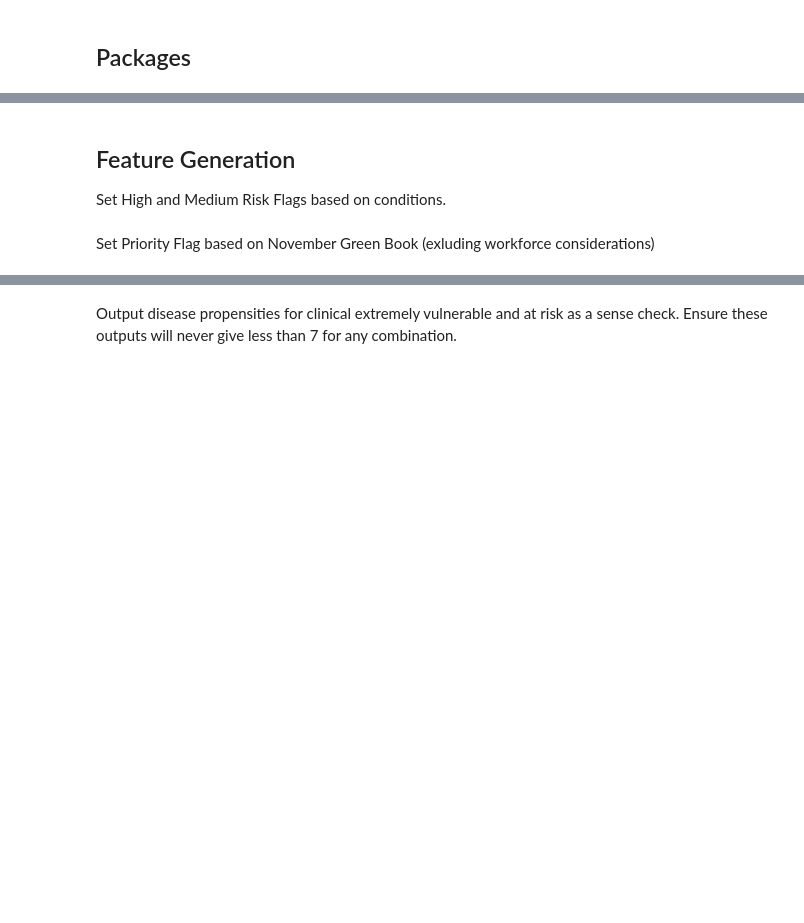
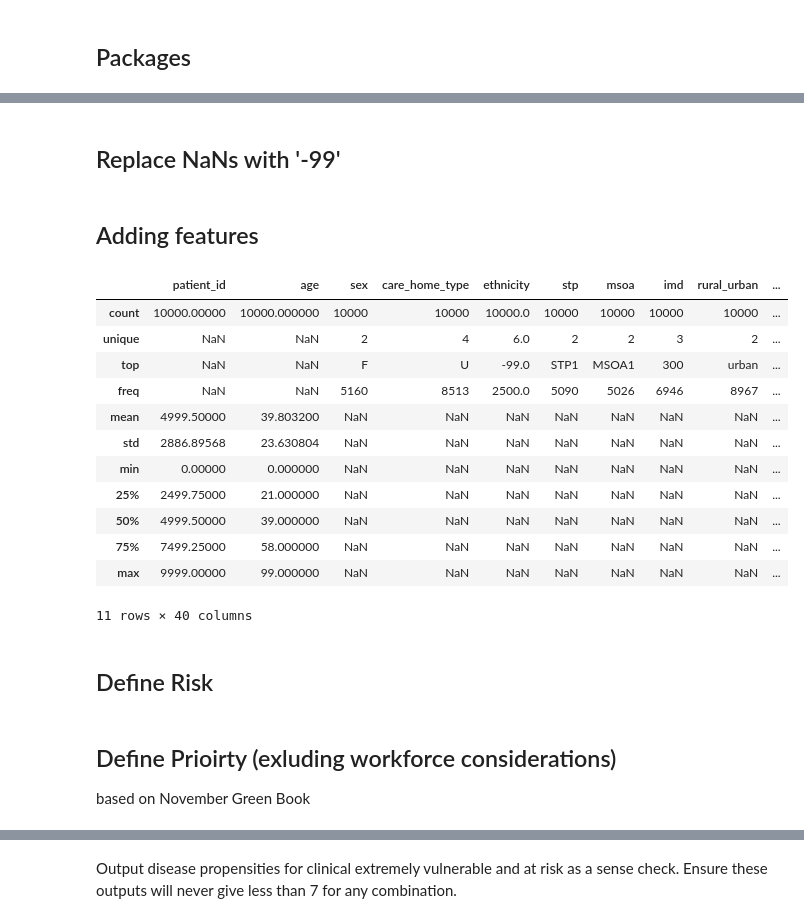
Before and after one commit to opensafely/vaccine-eligibility, a Jupyter notebook: analysis/Study_Analysis.ipynb, the cells around one changed output, grey strips where cells are left out. Drawn from its saved outputs; the diff is of its cells as text; code cells hidden in the pictures; blank space fills up the shorter version.

```diff
--- a/analysis/Study_Analysis.ipynb
+++ b/analysis/Study_Analysis.ipynb
@@ -65,0 +21,15 @@ df_workforce = pd.read_csv("./data/demographics.csv")
+# %%
+expected_input_dtypes = {'patient_id': "uint64",
+                         'age': "uint32",
+                         'sex': 'category',
+                         'care_home_type': 'category',
+                         'ethnicity': 'category',
+                         'stp': 'category',
+                         'msoa': 'category',
+                         'imd': 'category',
+                         'rural_urban': 'category',
+                         'bmi': 'float64',
+}
+
+df = pd.read_csv("../output/input.csv", dtype = expected_input_dtypes)
+df.dtypes
@@ -98,37 +110,55 @@ condition_cols = [
+# %% [markdown]
+## Replace NaNs with '-99'
 # %%
-# Clean - replace NaNs
-df.loc[:, condition_cols] = (
-    df.loc[:, condition_cols]
-    .where(df.loc[:, condition_cols].isnull(), 1)
-    .fillna(value=0)
-    .astype(int)
-)
-
 senti_val = -99
 
+df['sex'] = df.sex.cat.add_categories([senti_val])
+df['rural_urban'] = df.rural_urban.cat.add_categories([senti_val])
+df['stp'] = df.stp.cat.add_categories([senti_val])
+df['msoa'] = df.msoa.cat.add_categories([senti_val])
+df['imd'] = df.imd.cat.add_categories([senti_val])
+df['ethnicity'] = df.ethnicity.cat.add_categories([senti_val])
+df['care_home_type'] = df.care_home_type.cat.add_categories([senti_val])
+
+df.loc[:, "sex"].fillna(value=senti_val, inplace=True)
 df.loc[:, "rural_urban"].fillna(value=senti_val, inplace=True)
 df.loc[:, "stp"].fillna(value=senti_val, inplace=True)
 df.loc[:, "msoa"].fillna(value=senti_val, inplace=True)
 df.loc[:, "imd"].fillna(value=senti_val, inplace=True)
 df.loc[:, "ethnicity"].fillna(value=senti_val, inplace=True)
 df.loc[:, "bmi"].fillna(value=senti_val, inplace=True)
-df.loc[:, "recent_salbutamol_count"].fillna(value=0, inplace=True)
 df.loc[:, "care_home_type"].fillna(value="U", inplace=True)
-# %% [markdown]
-## Feature Generation
-
-Set High and Medium Risk Flags based on conditions.
+# %% [markdown]
+## Adding features
 # %%
 # Create new features for "with definitions"
 df["cancer_excl_lung_and_haem_with_chemo_or_radio"] = (
     df["cancer_excl_lung_and_haem"] * df["chemo_or_radio"]
 )
 df["lung_cancer_with_chemo_or_radio"] = (
     df["lung_cancer"] * df["chemo_or_radio"]
 )
 df["non_severe_asthma_with_recent_salbutamol_count"] = (
     df["non_severe_asthma"] * df["recent_salbutamol_count"]
 )
+
+df.describe(include = 'all')
+# %% [output]
+|  | patient_id | age | sex | care_home_type | ethnicity | stp | msoa | imd | rural_urban | ... |
+| count | 10000.00000 | 10000.000000 | 10000 | 10000 | 10000.0 | 10000 | 10000 | 10000 | 10000 | ... |
+| unique | NaN | NaN | 2 | 4 | 6.0 | 2 | 2 | 3 | 2 | ... |
+| top | NaN | NaN | F | U | -99.0 | STP1 | MSOA1 | 300 | urban | ... |
+| freq | NaN | NaN | 5160 | 8513 | 2500.0 | 5090 | 5026 | 6946 | 8967 | ... |
+| mean | 4999.50000 | 39.803200 | NaN | NaN | NaN | NaN | NaN | NaN | NaN | ... |
+| std | 2886.89568 | 23.630804 | NaN | NaN | NaN | NaN | NaN | NaN | NaN | ... |
+| min | 0.00000 | 0.000000 | NaN | NaN | NaN | NaN | NaN | NaN | NaN | ... |
+| 25% | 2499.75000 | 21.000000 | NaN | NaN | NaN | NaN | NaN | NaN | NaN | ... |
+| 50% | 4999.50000 | 39.000000 | NaN | NaN | NaN | NaN | NaN | NaN | NaN | ... |
+| 75% | 7499.25000 | 58.000000 | NaN | NaN | NaN | NaN | NaN | NaN | NaN | ... |
+| max | 9999.00000 | 99.000000 | NaN | NaN | NaN | NaN | NaN | NaN | NaN | ... |
+11 rows × 40 columns
+# %% [markdown]
+## Define Risk
 # %%
 clinExtrVuln_condition_cols = [
     "solid_organ_transplantation",
@@ -180,5 +210,6 @@ df["risk"] = np.select(conditionals, risk_values)
 # %% [markdown]
-Set Priority Flag based on November Green Book (exluding workforce considerations)
+## Define Prioirty (exluding workforce considerations)
+based on November Green Book
 # %%
 priority_labels = [
     "Older Residents & care workers in Care Homes",
```
Also changed, not shown: parts of 12 cells of this notebook, 1 other file.
